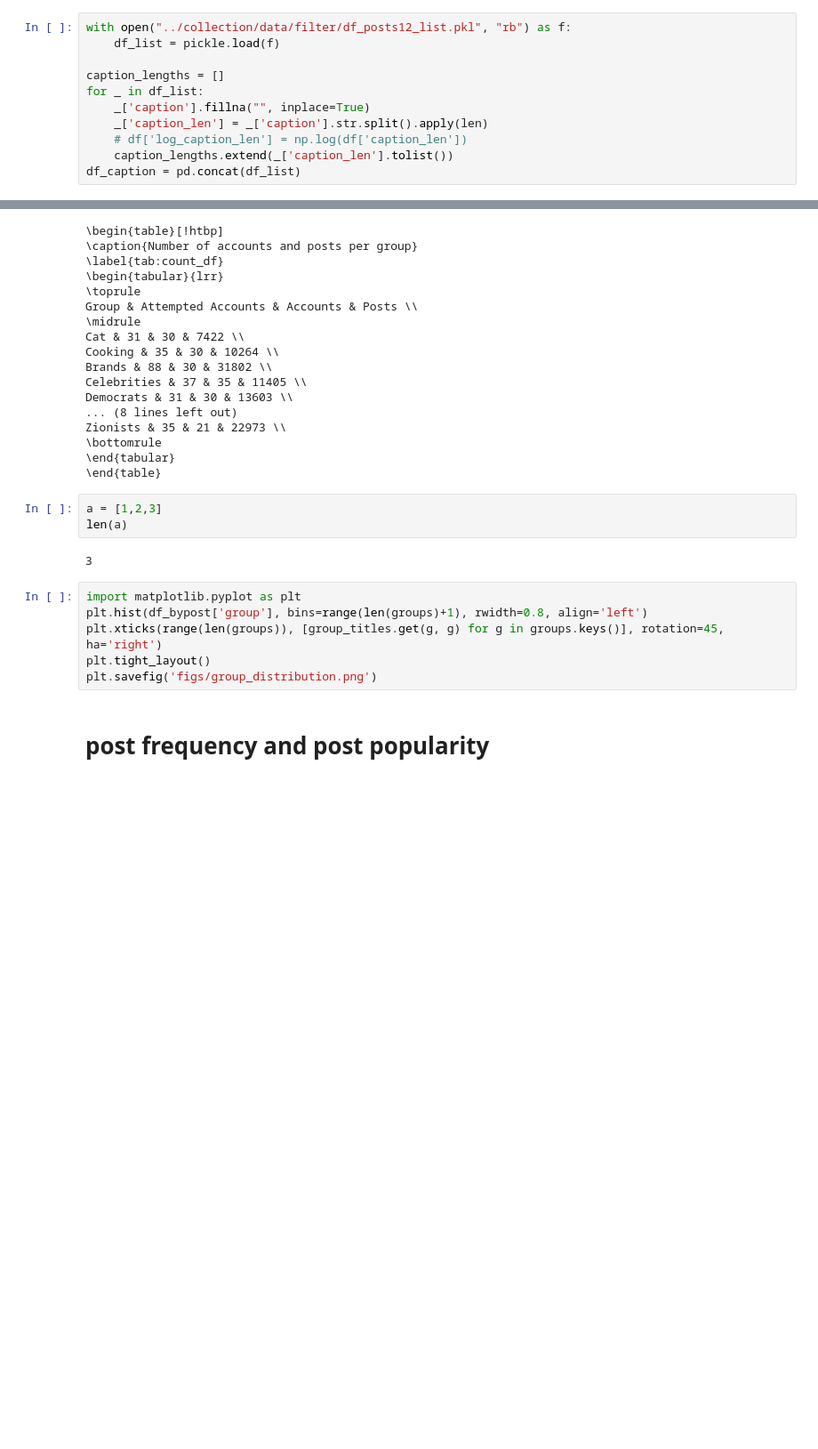
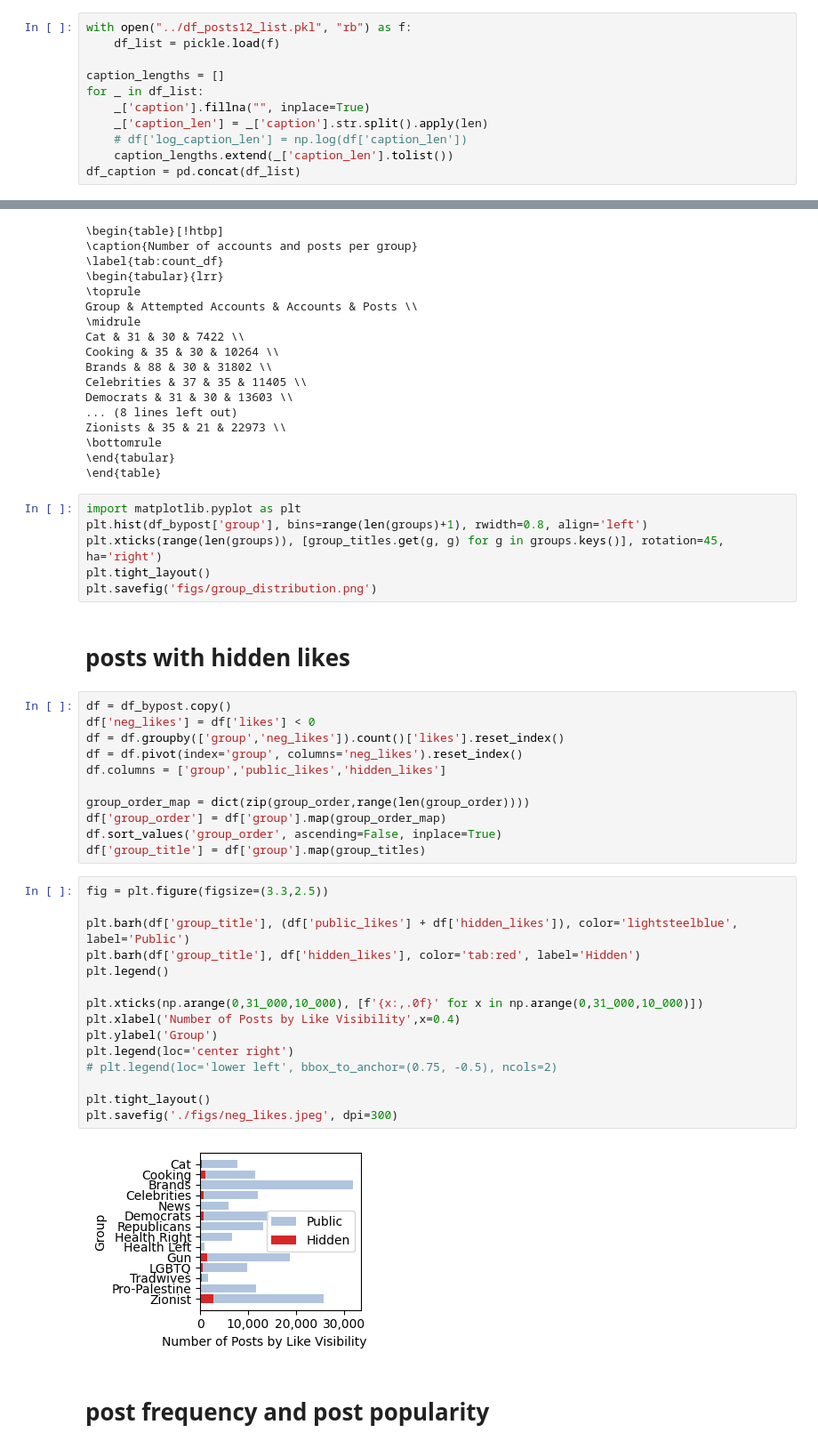
Before and after one commit to graceshaoy/instagram-algorithmic-drift, a Jupyter notebook: eda.ipynb, the cells around one changed output, grey strips where cells are left out. Shown at 89% size. Drawn from its saved outputs; the diff is of its cells as text; blank space fills up the shorter version.

```diff
--- a/eda.ipynb
+++ b/eda.ipynb
@@ -97,7 +97,7 @@ plt.savefig('figs/scatter_follow_post_count.png', dpi = 800)
 # %% [output]
 [figure]
 # %%
-with open("../collection/data/filter/df_posts12_list.pkl", "rb") as f:
+with open("../df_posts12_list.pkl", "rb") as f:
     df_list = pickle.load(f)
 
 caption_lengths = []
@@ -179,17 +171,42 @@ Zionists & 35 & 21 & 22973 \\
 \bottomrule
 \end{tabular}
 \end{table}
-# %%
-a = [1,2,3]
-len(a)
-# %% [output]
-3
 # %%
 import matplotlib.pyplot as plt
 plt.hist(df_bypost['group'], bins=range(len(groups)+1), rwidth=0.8, align='left')
 plt.xticks(range(len(groups)), [group_titles.get(g, g) for g in groups.keys()], rotation=45, ha='right')
 plt.tight_layout()
 plt.savefig('figs/group_distribution.png')
+# %% [markdown]
+# posts with hidden likes
+# %%
+df = df_bypost.copy()
+df['neg_likes'] = df['likes'] < 0
+df = df.groupby(['group','neg_likes']).count()['likes'].reset_index()
+df = df.pivot(index='group', columns='neg_likes').reset_index()
+df.columns = ['group','public_likes','hidden_likes']
+
+group_order_map = dict(zip(group_order,range(len(group_order))))
+df['group_order'] = df['group'].map(group_order_map)
+df.sort_values('group_order', ascending=False, inplace=True)
+df['group_title'] = df['group'].map(group_titles)
+# %%
+fig = plt.figure(figsize=(3.3,2.5))
+
+plt.barh(df['group_title'], (df['public_likes'] + df['hidden_likes']), color='lightsteelblue', label='Public')
+plt.barh(df['group_title'], df['hidden_likes'], color='tab:red', label='Hidden')
+plt.legend()
+
+plt.xticks(np.arange(0,31_000,10_000), [f'{x:,.0f}' for x in np.arange(0,31_000,10_000)])
+plt.xlabel('Number of Posts by Like Visibility',x=0.4)
+plt.ylabel('Group')
+plt.legend(loc='center right')
+# plt.legend(loc='lower left', bbox_to_anchor=(0.75, -0.5), ncols=2)
+
+plt.tight_layout()
+plt.savefig('./figs/neg_likes.jpeg', dpi=300)
+# %% [output]
+[figure, added]
 # %% [markdown]
 # post frequency and post popularity
 # %%
```
Also changed, not shown: parts of 8 cells of this notebook, 5 other files.
